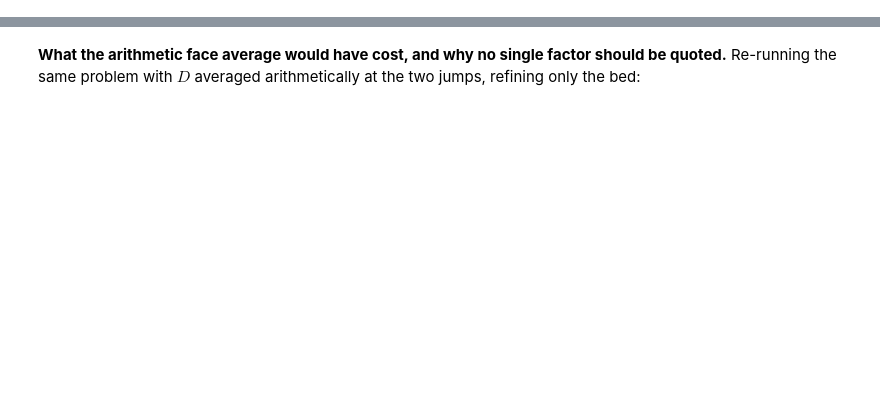
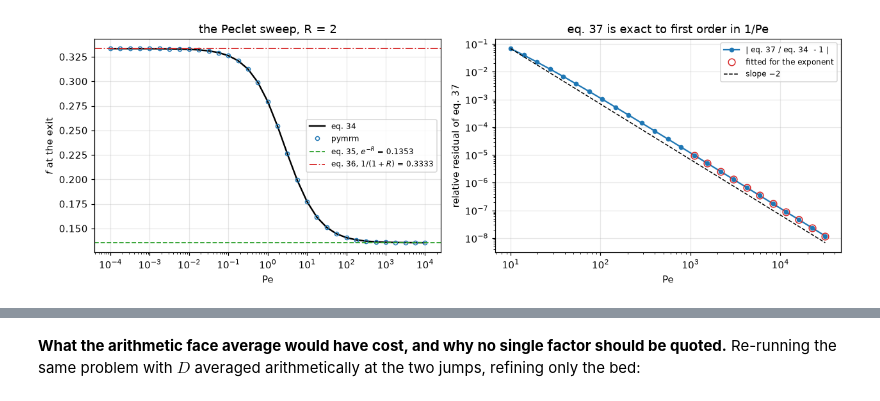
Before and after one commit to computational-chemical-engineering/pymrm-gallery, a Jupyter notebook: pages/A2.1-danckwerts-boundary-conditions/index.ipynb, the cells around one changed output, grey strips where cells are left out. Cells and saved outputs as stored; diff of their text form; code cells hidden in the pictures; blank space fills up the shorter version.

```diff
--- a/pages/A2.1-danckwerts-boundary-conditions/index.ipynb
+++ b/pages/A2.1-danckwerts-boundary-conditions/index.ipynb
@@ -987,0 +732,81 @@ in the next cell: flat implies zero diffusive flux at z = 1.
+# %%
+PE_SWEEP = np.logspace(-4, 4, 33)
+
+
+def pe_sweep(n=1600, limiter=vanleer):
+    """pymrm against eq. 34 over the sweep: face read and last-cell read."""
+    sols = [ClosedVessel(p, R_REF, n=n).solve(limiter=limiter) for p in PE_SWEEP]
+    exact = f_exit_D34(PE_SWEEP, R_REF)
+    face = np.array([s.c_exit for s in sols])
+    cell = np.array([s.c[-1] for s in sols])
+    return face, np.abs(face / exact - 1), np.abs(cell / exact - 1)
+
+
+F_SWEEP, SWEEP_FACE, SWEEP_CELL = pe_sweep()
+SWEEP_WORST, SWEEP_WORST_CELL = float(SWEEP_FACE.max()), float(SWEEP_CELL.max())
+I_1E4 = int(np.argmin(np.abs(PE_SWEEP - 1e4)))
+PE_HI = np.logspace(1, 4.5, 25)
+
+
+def eq37_residual(Pe, R=R_REF, power=2.0):
+    """|eq. 37 / eq. 34 - 1|; power is the exponent of R in the correction term."""
+    return np.abs((1 + R ** power / Pe) * np.exp(-R) / f_exit_D34(Pe, R) - 1)
+
+
+def limit_checks(lead=4.0, power=2.0):
+    """eq. 34 against eqs. 35 and 36, and the decay exponent of eq. 37's residual."""
+    res = eq37_residual(PE_HI, power=power)
+    fit = PE_HI >= 1e3        # the exponent is asymptotic in 1/Pe: fit where 1/Pe is small
+    return dict(
+        plug=float(abs(f_exit_D34(1e8, R_REF, lead) / np.exp(-R_REF) - 1)),
+        cstr=float(abs(f_exit_D34(1e-8, R_REF, lead) / (1 / (1 + R_REF)) - 1)),
+        order=float(-np.polyfit(np.log(PE_HI[fit]), np.log(res[fit]), 1)[0]),
+        order_all=float(-np.polyfit(np.log(PE_HI), np.log(res), 1)[0]),
+        dev100=float(eq37_residual(100.0, power=power)), res=res, fit=fit)
+
+
+LIM = limit_checks()
+
+fig, axes = plt.subplots(1, 2, figsize=(11.6, 4.0))
+ax = axes[0]
+ax.semilogx(PE_SWEEP, f_exit_D34(PE_SWEEP, R_REF), "k-", lw=1.6, label="eq. 34")
+ax.semilogx(PE_SWEEP, F_SWEEP, "o", ms=4, mfc="none", color="tab:blue", label="pymrm")
+ax.axhline(np.exp(-R_REF), color="tab:green", ls="--", lw=1.2,
+           label=fr"eq. 35, $e^{{-R}}$ = {np.exp(-R_REF):.4f}")
+ax.axhline(1 / (1 + R_REF), color="tab:red", ls="-.", lw=1.2,
+           label=fr"eq. 36, $1/(1+R)$ = {1/(1+R_REF):.4f}")
+ax.set(xlabel="Pe", ylabel="$f$ at the exit", title=f"the Peclet sweep, R = {R_REF:g}")
+ax.legend(fontsize=8)
+
+ax = axes[1]
+ax.loglog(PE_HI, LIM["res"], "o-", ms=4, color="tab:blue", label="| eq. 37 / eq. 34  - 1 |")
+ax.loglog(PE_HI[LIM["fit"]], LIM["res"][LIM["fit"]], "o", ms=7, mfc="none", color="tab:red",
+          label="fitted for the exponent")
+ax.loglog(PE_HI, LIM["res"][0] * (PE_HI / PE_HI[0]) ** -2.0, "k--", lw=1.0, label=r"slope $-2$")
+ax.set(xlabel="Pe", ylabel="relative residual of eq. 37",
+       title="eq. 37 is exact to first order in 1/Pe")
+ax.legend(fontsize=8)
+fig.tight_layout()
+plt.show()
+
+print(f"pymrm vs eq. 34 over Pe = {PE_SWEEP[0]:g} .. {PE_SWEEP[-1]:g} "
+      f"({np.log10(PE_SWEEP[-1] / PE_SWEEP[0]):.0f} decades, {PE_SWEEP.size} values), "
+      f"n = 1600:")
+print(f"  outlet face      : worst {SWEEP_WORST:.2e}; at Pe = 1e4 {SWEEP_FACE[I_1E4]:.2e}")
+print(f"  last cell centre : worst {SWEEP_WORST_CELL:.2e}; at Pe = 1e4 {SWEEP_CELL[I_1E4]:.2e}")
+print("At high Pe the outlet carries a boundary layer of width 1/Pe, far thinner than a")
+print("cell. The solve's exit, on the face, agrees with eq. 34; the last-cell number is")
+print("the distance of the last cell value from the exit, which is large because the")
+print("outlet layer is thinner than a cell (the break table halves the grid and that")
+print("distance roughly doubles).")
+print(f"eq. 34 -> eq. 35 (plug)  at Pe = 1e8  : {LIM['plug']:.2e}")
+print(f"eq. 34 -> eq. 36 (CSTR)  at Pe = 1e-8 : {LIM['cstr']:.2e}")
+print(f"eq. 37 residual decays as Pe^-{LIM['order']:.2f}, fitted over the asymptotic end")
+print(f"  Pe >= 1e3 ({LIM['fit'].sum()} points); the R^2/Pe term is therefore the exact first")
+print("  correction, with the next one down at 1/Pe^2.  Fitting the whole plotted")
+print(f"  range instead returns {LIM['order_all']:.2f}, which is not a second exponent but the")
+print("  pre-asymptotic bottom end leaking in, where R^2/Pe is not small.")
+print(f"At Pe = 100 the approximation is {100 * LIM['dev100']:.3f} % high.")
+print("His own criterion k^2 D L/u^3 = R^2/Pe < 1 is met once Pe exceeds R^2.")
+# %% [output]
+[figure, added]
```
Also changed, not shown: parts of 68 cells of this notebook, 9 other files.
